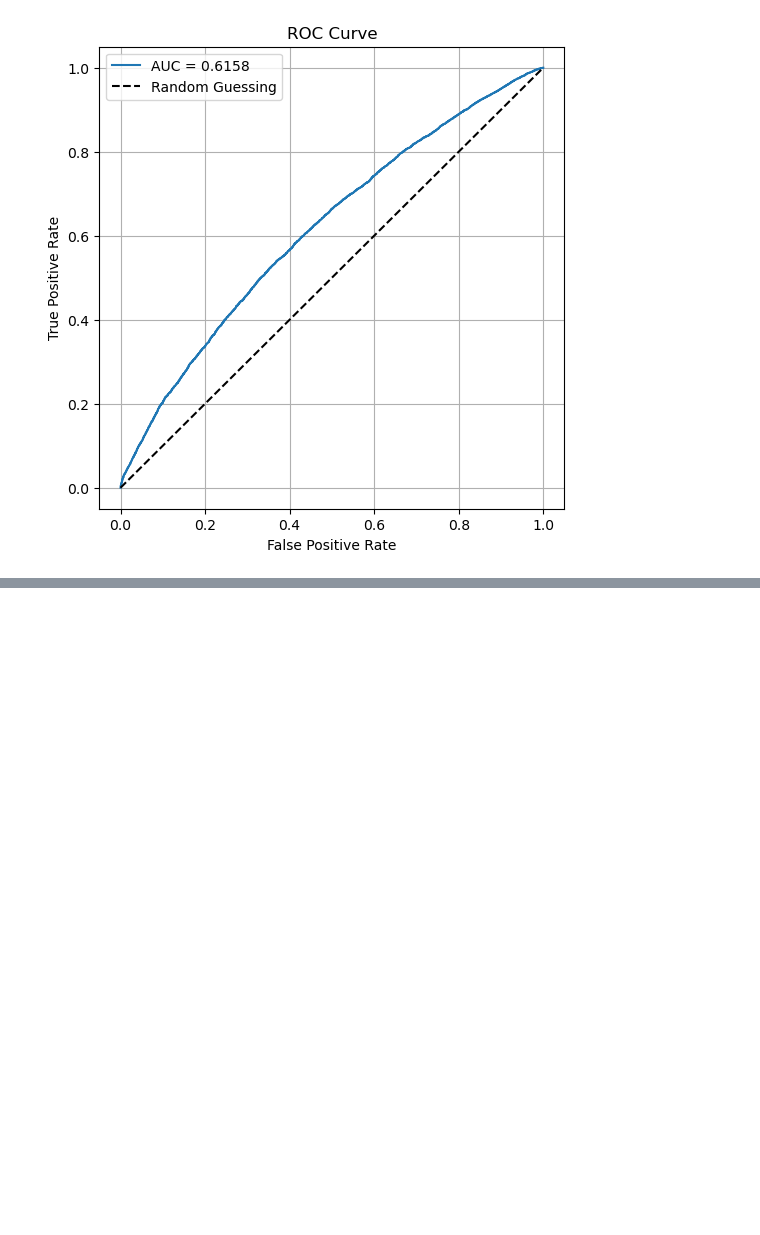
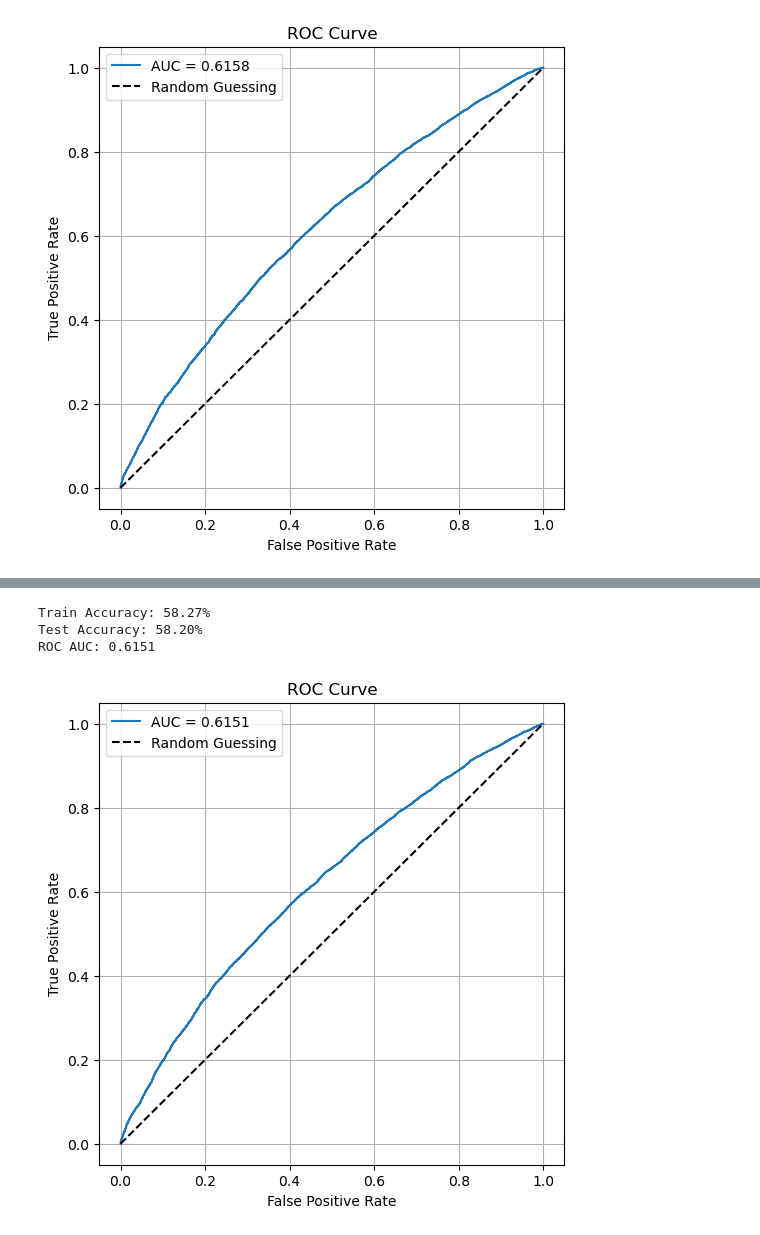
Before and after one commit to elliotgengler/517_Heston_Prediction_Project, a Jupyter notebook: LSTM.ipynb, the cells around one changed output, grey strips where cells are left out. Saved outputs shown, nothing was run; the diff lists cells and outputs as text; code cells hidden in the pictures; blank space fills up the shorter version.

```diff
--- a/LSTM.ipynb
+++ b/LSTM.ipynb
@@ -385,0 +388,11 @@ ROC AUC: 0.6158
+# %%
+best_model = LSTMClassifier(
+    hidden_size = 128,
+    num_layers = 1,
+    dropout = 0.0
+)
+
+train(best_model, X_train, y_train, 10,
+    learning_rate=1e-3,
+    optimizer='ADAM'
+    )
@@ -385,0 +410,7 @@ ROC AUC: 0.6158
+# %%
+evaluate(best_model, X_train, y_train, X_test, y_test)
+# %% [output]
+Train Accuracy: 58.27%
+Test Accuracy: 58.20%
+ROC AUC: 0.6151
+[figure, added]
```
Also changed, not shown: parts of 2 cells of this notebook.
